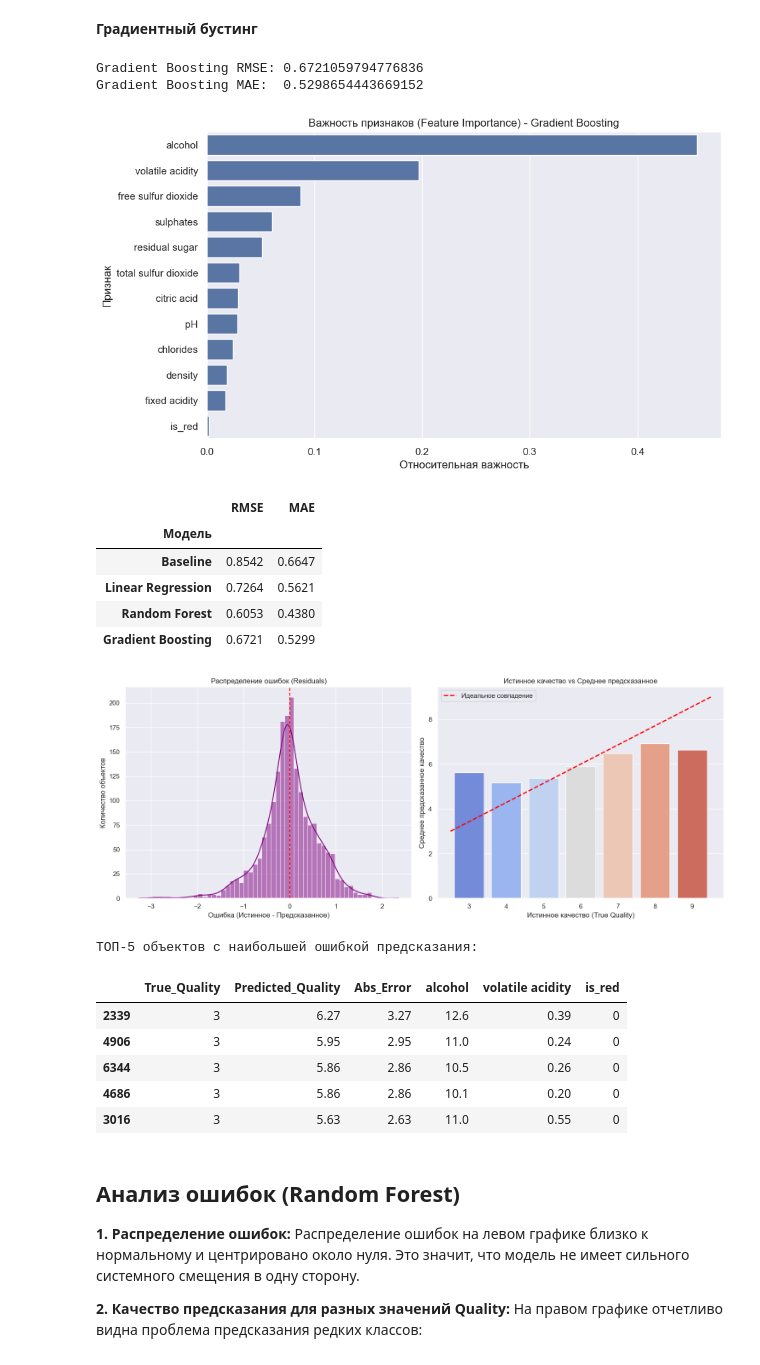
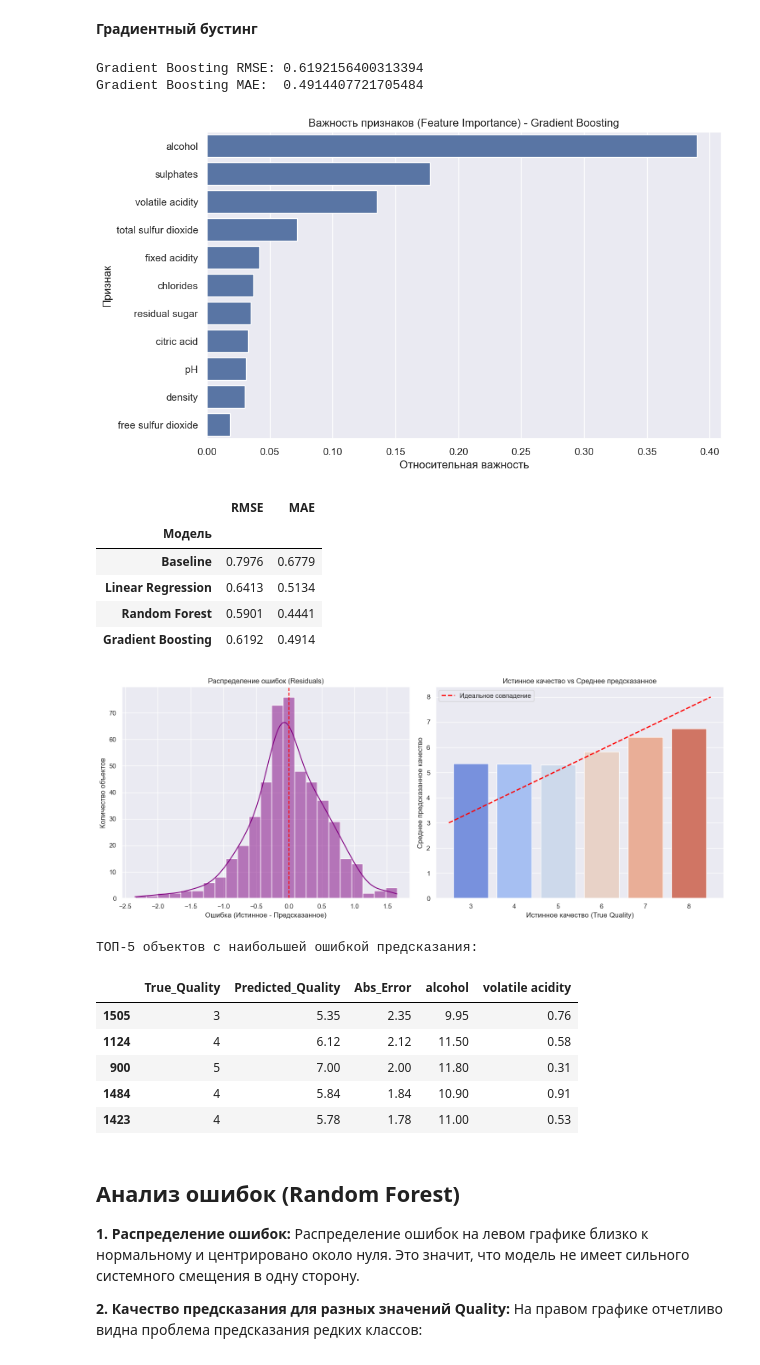
Before and after one commit to DieRoge/mai_ml_labs, a Jupyter notebook: regression/Lab1/Lab1.ipynb, the cells around one changed output. Drawn from its saved outputs; the diff is of its cells as text; code cells hidden in the pictures.

Commit message:
red wine dataset

```diff
--- a/regression/Lab1/Lab1.ipynb
+++ b/regression/Lab1/Lab1.ipynb
@@ -16,11 +14,5 @@ sns.set(style="darkgrid")
 # %%
-red_wine = pd.read_csv('winequality-red.csv', sep=';')
-white_wine = pd.read_csv('winequality-white.csv', sep=';')
-
-red_wine['is_red'] = 1
-white_wine['is_red'] = 0
-
-data = pd.concat([red_wine, white_wine], ignore_index=True)
+data = pd.read_csv('winequality-red.csv', sep=';')
 
 display(data.sample(5))
 # %% [output]
@@ -234,9 +226,9 @@ plt.xlabel('Относительная важность')
 plt.ylabel('Признак')
 plt.show()
 # %% [output]
-Gradient Boosting RMSE: 0.6721059794776836
-Gradient Boosting MAE:  0.5298654443669152
+Gradient Boosting RMSE: 0.6192156400313394
+Gradient Boosting MAE:  0.4914407721705484
-[figure, old version]
+[figure, new version]
 # %%
 results = pd.DataFrame({
     'Модель': ['Baseline', 'Linear Regression', 'Random Forest', 'Gradient Boosting'],
@@ -249,10 +241,10 @@ display(results.round(4))
 # %% [output]
 |  | RMSE | MAE |
 | Модель |  |  |
-| Baseline | 0.8542 | 0.6647 |
-| Linear Regression | 0.7264 | 0.5621 |
-| Random Forest | 0.6053 | 0.4380 |
-| Gradient Boosting | 0.6721 | 0.5299 |
+| Baseline | 0.7976 | 0.6779 |
+| Linear Regression | 0.6413 | 0.5134 |
+| Random Forest | 0.5901 | 0.4441 |
+| Gradient Boosting | 0.6192 | 0.4914 |
 # %%
 error_analysis = pd.DataFrame({
     'True_Quality': y_test,
@@ -262,42 +254,42 @@ error_analysis = pd.DataFrame({
 error_analysis['Error'] = error_analysis['True_Quality'] - error_analysis['Predicted_Quality']
 error_analysis['Abs_Error'] = error_analysis['Error'].abs()
 
 fig, axs = plt.subplots(figsize=(15, 6), ncols=2)
 
 sns.histplot(error_analysis['Error'], kde=True, ax=axs[0], color='purple')
 axs[0].set_title('Распределение ошибок (Residuals)')
 axs[0].set_xlabel('Ошибка (Истинное - Предсказанное)')
 axs[0].set_ylabel('Количество объектов')
 axs[0].axvline(0, color='red', linestyle='--')
 
 mean_predictions = error_analysis.groupby('True_Quality')['Predicted_Quality'].mean().reset_index()
 sns.barplot(x='True_Quality', y='Predicted_Quality', data=mean_predictions, ax=axs[1], palette='coolwarm')
 axs[1].plot([-0.5, len(mean_predictions)-0.5], [mean_predictions['True_Quality'].min(), mean_predictions['True_Quality'].max()], color='red', linestyle='--', linewidth=2, label='Идеальное совпадение')
 axs[1].set_title('Истинное качество vs Среднее предсказанное')
 axs[1].set_xlabel('Истинное качество (True Quality)')
 axs[1].set_ylabel('Среднее предсказанное качество')
 axs[1].legend()
 
 plt.tight_layout()
 plt.show()
 
 print("ТОП-5 объектов с наибольшей ошибкой предсказания:")
 worst_predictions = error_analysis.sort_values(by='Abs_Error', ascending=False).head(5)
 worst_objects = X_test.loc[worst_predictions.index].copy()
 worst_objects['True_Quality'] = worst_predictions['True_Quality']
 worst_objects['Predicted_Quality'] = worst_predictions['Predicted_Quality'].round(2)
 worst_objects['Abs_Error'] = worst_predictions['Abs_Error'].round(2)
 
-display(worst_objects[['True_Quality', 'Predicted_Quality', 'Abs_Error', 'alcohol', 'volatile acidity', 'is_red']])
+display(worst_objects[['True_Quality', 'Predicted_Quality', 'Abs_Error', 'alcohol', 'volatile acidity']])
 # %% [output]
-[figure, old version]
+[figure, new version]
 ТОП-5 объектов с наибольшей ошибкой предсказания:
-|  | True_Quality | Predicted_Quality | Abs_Error | alcohol | volatile acidity | is_red |
-| 2339 | 3 | 6.27 | 3.27 | 12.6 | 0.39 | 0 |
-| 4906 | 3 | 5.95 | 2.95 | 11.0 | 0.24 | 0 |
-| 6344 | 3 | 5.86 | 2.86 | 10.5 | 0.26 | 0 |
-| 4686 | 3 | 5.86 | 2.86 | 10.1 | 0.20 | 0 |
-| 3016 | 3 | 5.63 | 2.63 | 11.0 | 0.55 | 0 |
+|  | True_Quality | Predicted_Quality | Abs_Error | alcohol | volatile acidity |
+| 1505 | 3 | 5.35 | 2.35 | 9.95 | 0.76 |
+| 1124 | 4 | 6.12 | 2.12 | 11.50 | 0.58 |
+| 900 | 5 | 7.00 | 2.00 | 11.80 | 0.31 |
+| 1484 | 4 | 5.84 | 1.84 | 10.90 | 0.91 |
+| 1423 | 4 | 5.78 | 1.78 | 11.00 | 0.53 |
 # %% [markdown]
 ## Анализ ошибок (Random Forest)
 
```
Also changed, not shown: parts of 12 cells of this notebook.
